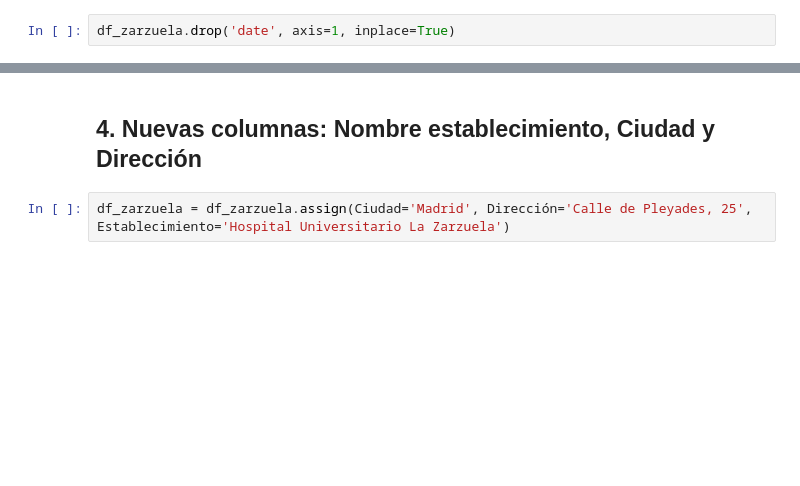
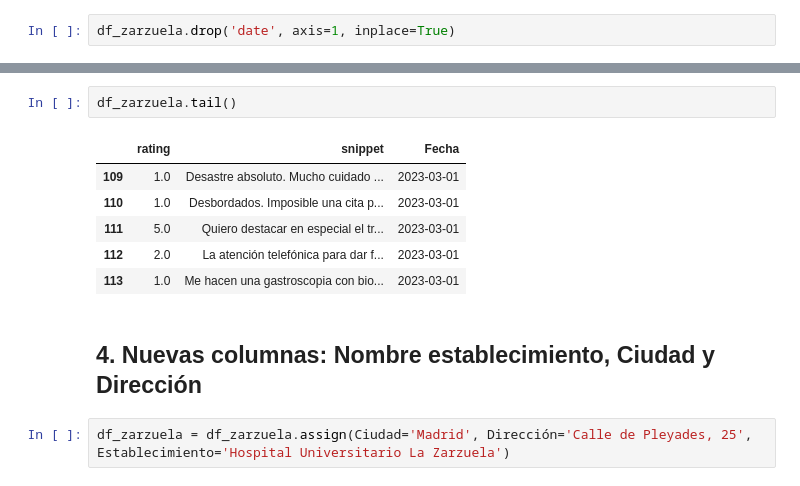
Before and after one commit to TeresaCardenosa/project_reviews_google, a Jupyter notebook: notebooks/ETL_Otras reseñas.ipynb, the cells around one changed output, grey strips where cells are left out. Cells and saved outputs as stored; diff of their text form; blank space fills up the shorter version.

```diff
--- a/notebooks/ETL_Otras reseñas.ipynb
+++ b/notebooks/ETL_Otras reseñas.ipynb
@@ -332,3 +353,12 @@ memory usage: 7.6+ KB
+# %%
+df_zarzuela.tail()
+# %% [output]
+|  | rating | snippet | Fecha |
+| 109 | 1.0 | Desastre absoluto. Mucho cuidado ... | 2023-03-01 |
+| 110 | 1.0 | Desbordados. Imposible una cita p... | 2023-03-01 |
+| 111 | 5.0 | Quiero destacar en especial el tr... | 2023-03-01 |
+| 112 | 2.0 | La atención telefónica para dar f... | 2023-03-01 |
+| 113 | 1.0 | Me hacen una gastroscopia con bio... | 2023-03-01 |
 # %% [markdown]
 ## 4. Nuevas columnas: Nombre establecimiento, Ciudad y Dirección
 # %%
```
Also changed, not shown: parts of 45 cells of this notebook, 2 other files.
